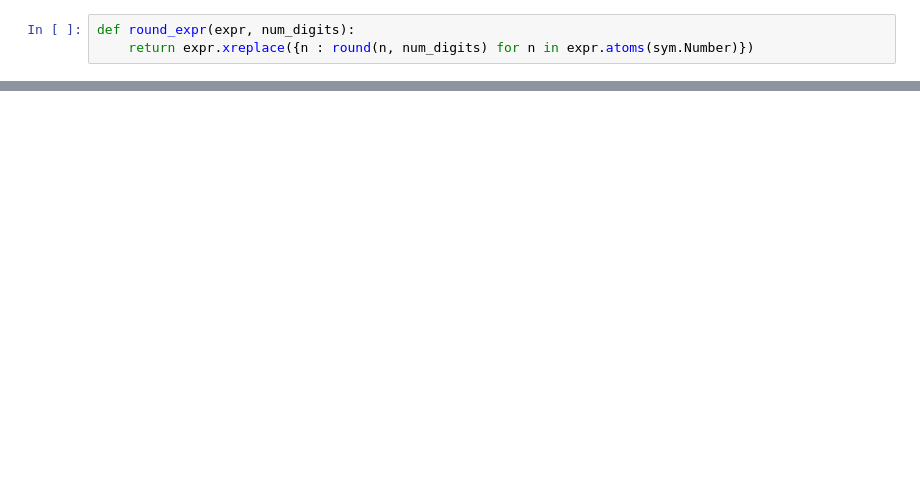
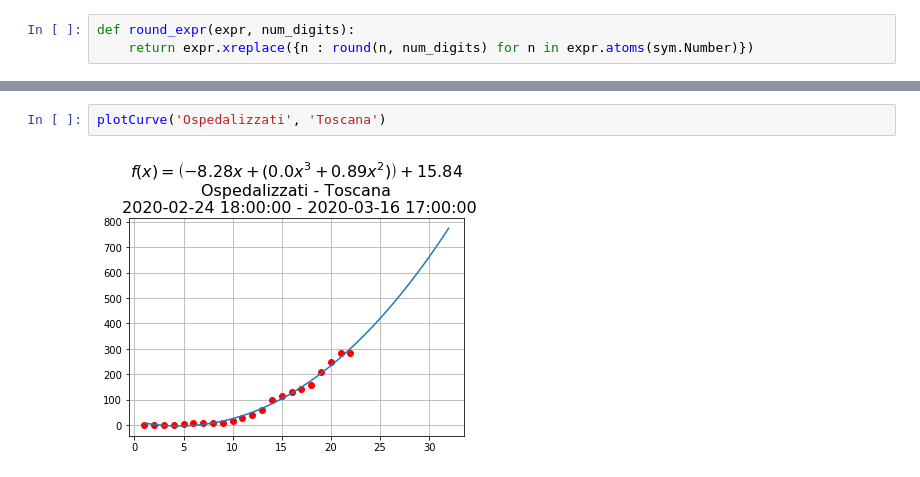
Before and after one commit to trianam/covidFit, a Jupyter notebook: fit.ipynb, the cells around one changed output, grey strips where cells are left out. Drawn from its saved outputs; the diff is of its cells as text; blank space fills up the shorter version.

```diff
--- a/fit.ipynb
+++ b/fit.ipynb
@@ -50,3 +80,7 @@ def plotCurve(key):
+# %%
+plotCurve('Ospedalizzati', 'Toscana')
+# %% [output]
+[figure, added]
 # %%
 plotCurve('Ospedalizzati')
 # %% [output]
```
Also changed, not shown: parts of 19 cells of this notebook.
